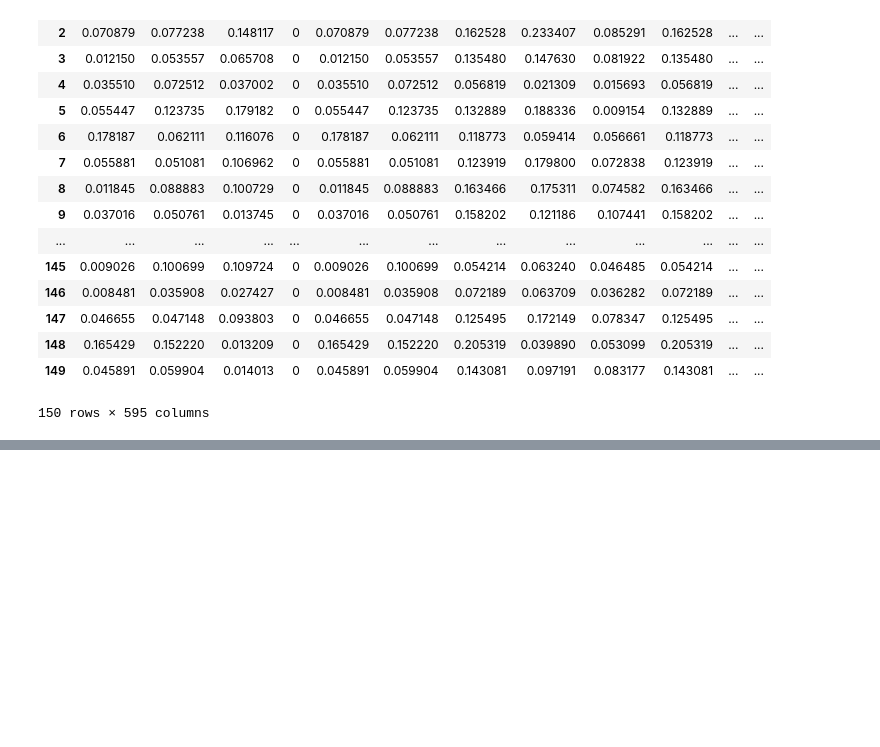
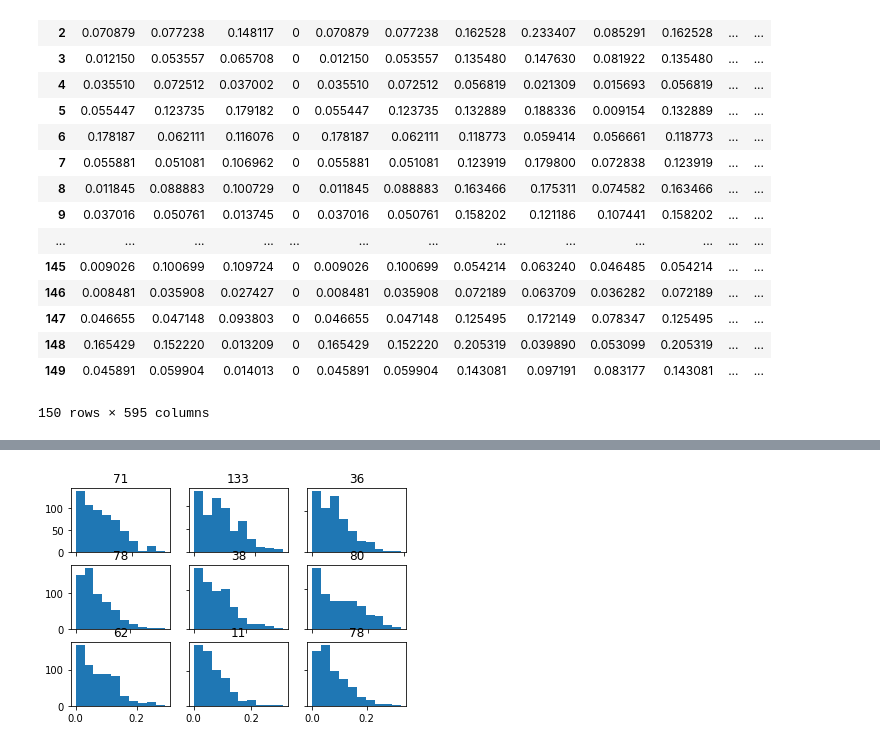
Before and after one commit to batuhanfaik/itu-cmpe, a Jupyter notebook: plots.ipynb, the cells around one changed output, grey strips where cells are left out. Drawn from its saved outputs; the diff is of its cells as text; code cells hidden in the pictures; blank space fills up the shorter version.

```diff
--- a/plots.ipynb
+++ b/plots.ipynb
@@ -71,0 +73,4 @@ plt.show()
+# %%
+draw_hist(X, 3, 3)
+# %% [output]
+[figure, added]
```
Also changed, not shown: parts of 5 cells of this notebook, 1 other file.
